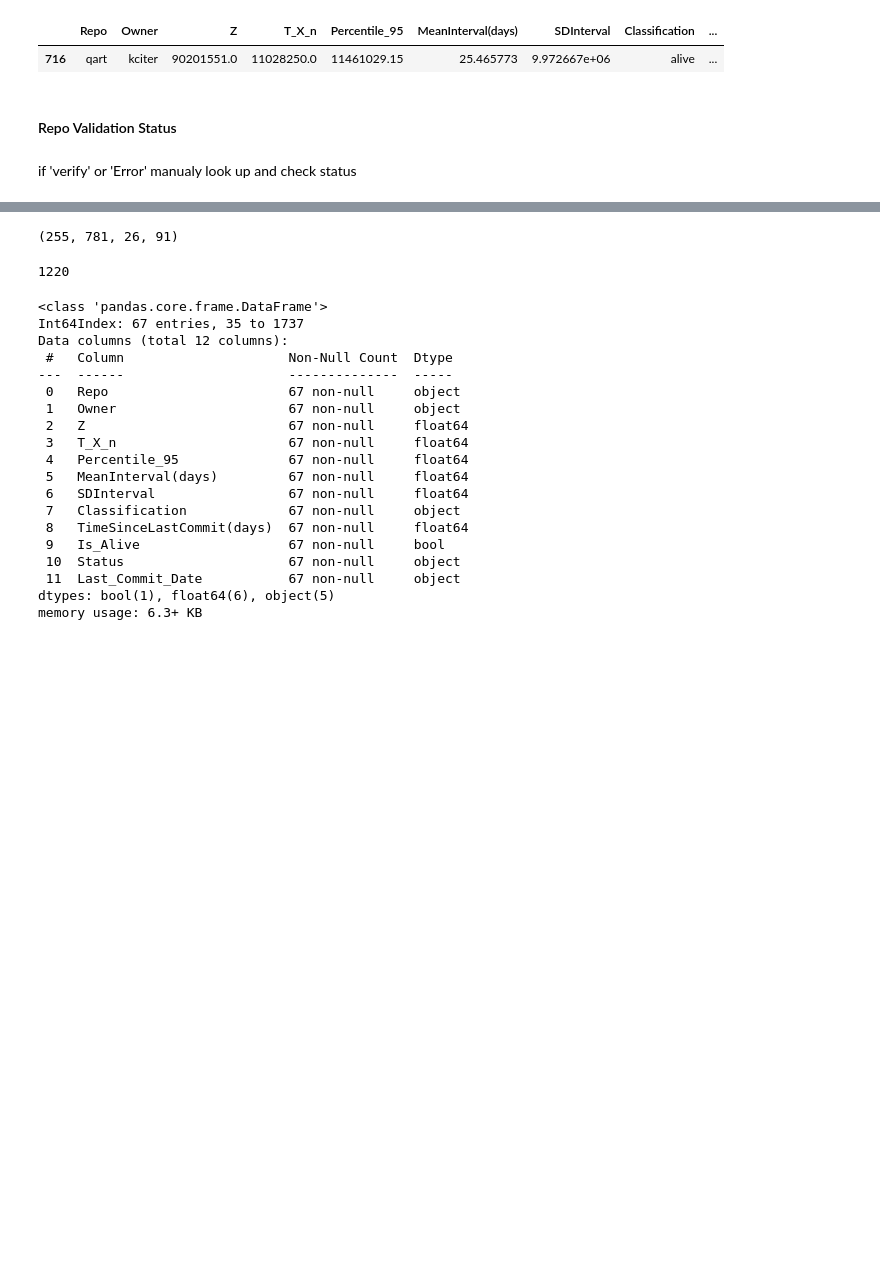
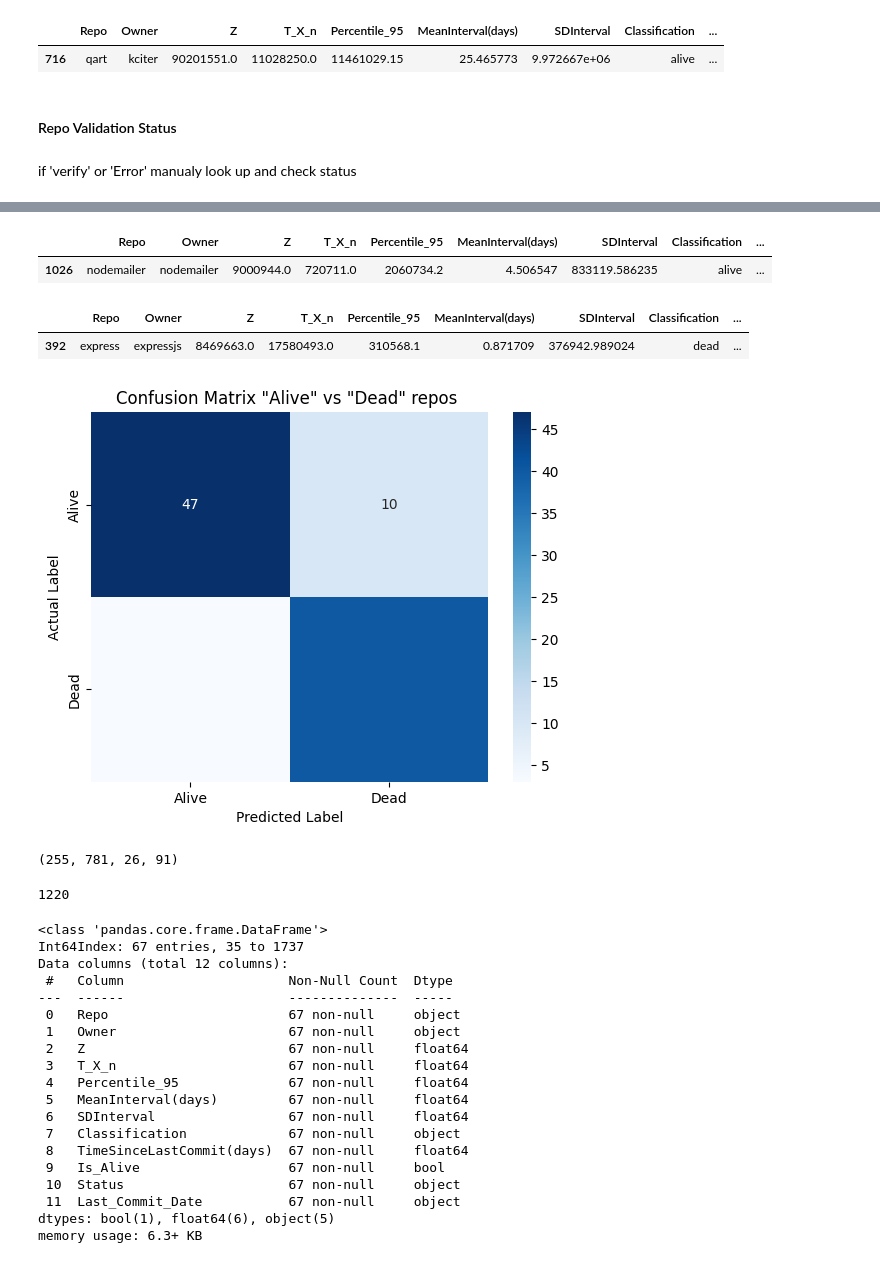
Before and after one commit to EthanFalcao/Github_Repo_EDA, a Jupyter notebook: repo_status_classification/graph_data_treshold(95thP).ipynb, the cells around one changed output, grey strips where cells are left out. Saved outputs shown, nothing was run; the diff lists cells and outputs as text; code cells hidden in the pictures; blank space fills up the shorter version.

Commit message:
manual confusion matrix

```diff
--- a/repo_status_classification/graph_data_treshold(95thP).ipynb
+++ b/repo_status_classification/graph_data_treshold(95thP).ipynb
@@ -383,3 +386,40 @@ df.to_csv('../data/df_status_check.csv', index=False)
+# %%
+alive_repos_df = df[df['Classification'] == 'alive']
+random_row_alive = alive_repos_df.sample(n=1)
+random_row_alive
+# %% [output]
+|  | Repo | Owner | Z | T_X_n | Percentile_95 | MeanInterval(days) | SDInterval | Classification | ... |
+| 1026 | nodemailer | nodemailer | 9000944.0 | 720711.0 | 2060734.2 | 4.506547 | 833119.586235 | alive | ... |
+# %%
+dead_repos_df = df[df['Classification'] == 'dead']
+random_row_dead = dead_repos_df.sample(n=1)
+random_row_dead
+# %% [output]
+|  | Repo | Owner | Z | T_X_n | Percentile_95 | MeanInterval(days) | SDInterval | Classification | ... |
+| 392 | express | expressjs | 8469663.0 | 17580493.0 | 310568.1 | 0.871709 | 376942.989024 | dead | ... |
+# %%
+import matplotlib.pyplot as plt
+import seaborn as sns
+
+# Your confusion matrix data
+TP = 47  # True Positives
+TN = 40  # True Negatives
+FP = 10  # False Positives
+FN = 3   # False Negatives
+
+
+
+
+confusion_mtx = [[TP, FP],
+                 [FN, TN]]
+
+sns.heatmap(confusion_mtx, annot=True, fmt='d', cmap='Blues', xticklabels=['Alive', 'Dead'], yticklabels=['Alive', 'Dead'])
+plt.ylabel('Actual Label')
+plt.xlabel('Predicted Label')
+plt.title('Confusion Matrix "Alive" vs "Dead" repos ')
+plt.show()
+# %% [output]
+[figure, added]
 # %%
 df = df[df['Classification'] != "unknown"]
 # %%
```
Also changed, not shown: parts of 2 cells of this notebook.
